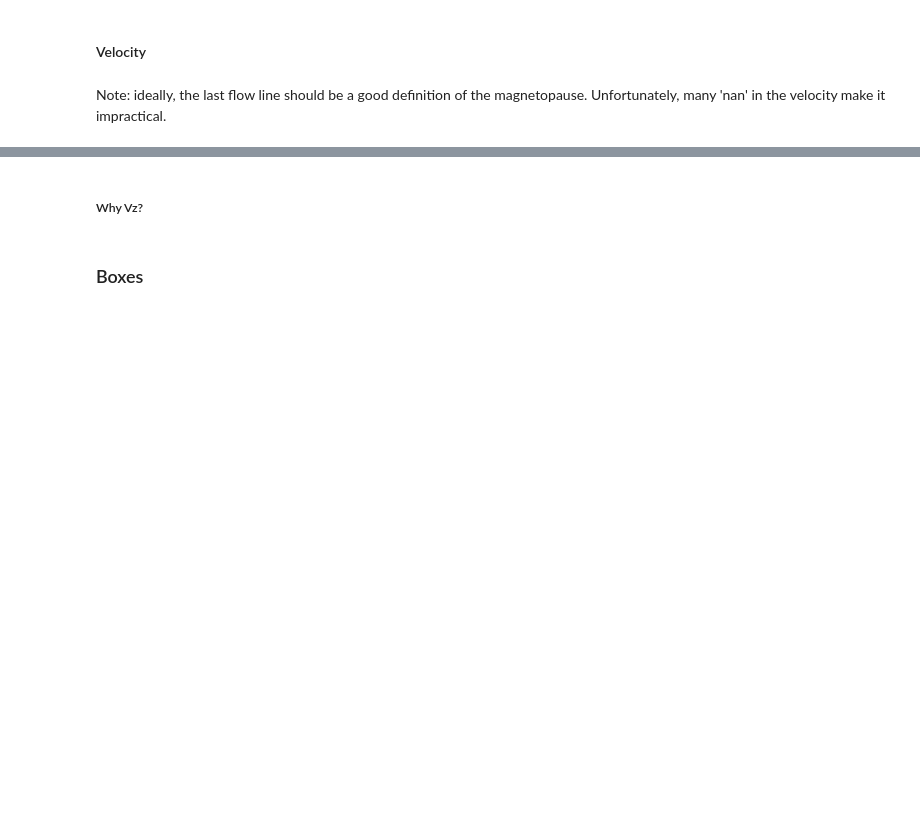
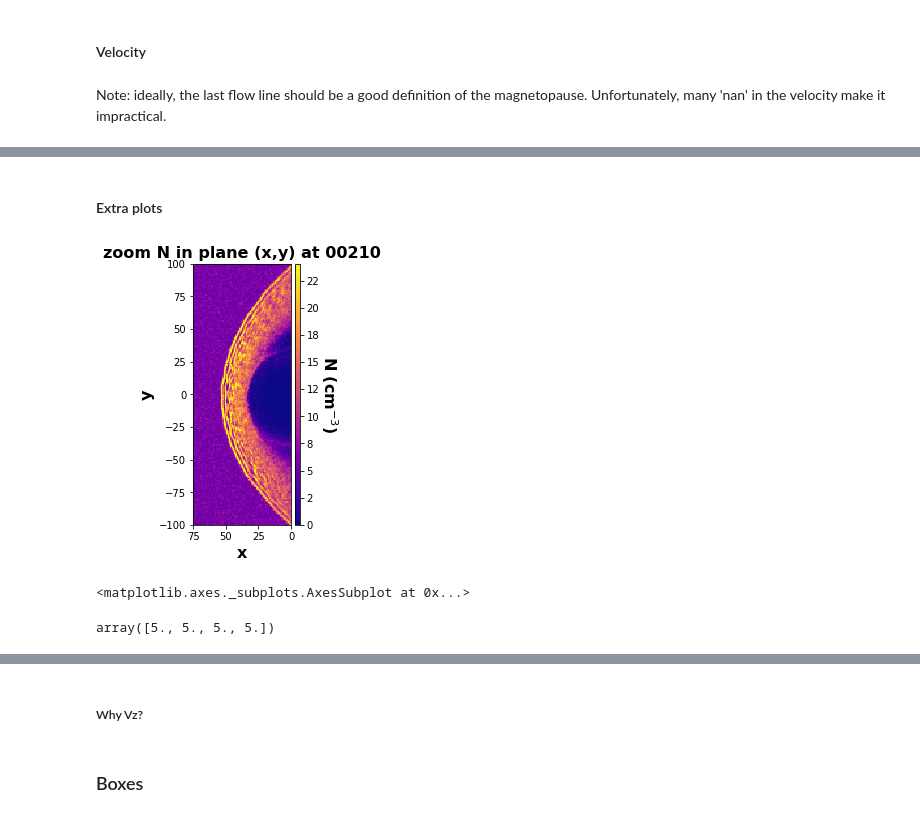
Before and after one commit to cmoissar/Jupyter-Notebooks, a Jupyter notebook: Story_Writer.ipynb, the cells around one changed output, grey strips where cells are left out. Cells and saved outputs as stored; diff of their text form; code cells hidden in the pictures; blank space fills up the shorter version.

```diff
--- a/Story_Writer.ipynb
+++ b/Story_Writer.ipynb
@@ -64,12 +64,13 @@ rcParams["figure.figsize"] = [9.4, 4.8]
 run_name = 'RUN_NAME'
 
 loop = False #LOOP #(LOOP is a boolean)
-time = 218 #TIME
+time = 210 #TIME
 time = '%05d' % time    # Change the time to string format, needed by functions
 
 ### Only for use
 Cluster = 'Occ/'
 run_name = '20_08_18_new_big_one_0'
+# run_name = '20_09_07_start_big_one_2_bis'
 # run_name = "20_05_18_event_only"
 
 
@@ -1044,0 +1111,12 @@ magplot = MD.plot_colormap(mag_V, title = f'V in plane (x,z) at {time}', label =
+# %% [markdown]
+#### Extra plots
+# %%
+zoom = (0, 75, -100, 100, -200, 200)
+# %%
+MD.plot_colormap(N[:,:,nz0], f'zoom N in plane (x,y) at {time}', r'N (cm$^{-3}$)', 'xy',
+                 with_dots = False, normales = None, loop = loop,
+                 save_dir = storing_directory, t_label = time_label,
+                 zoom = zoom)
+# %% [output]
+[figure, added]
+<matplotlib.axes._subplots.AxesSubplot at 0x...>
@@ -1044,0 +1125,6 @@ magplot = MD.plot_colormap(mag_V, title = f'V in plane (x,z) at {time}', label =
+# %%
+xa = 0.2*np.array([1, 2, 3, 4])
+ya = np.array([1, 2, 3, 4])
+np.gradient(ya) / 0.2
+# %% [output]
+array([5., 5., 5., 5.])
```
Also changed, not shown: parts of 28 cells of this notebook, 4 other files.
